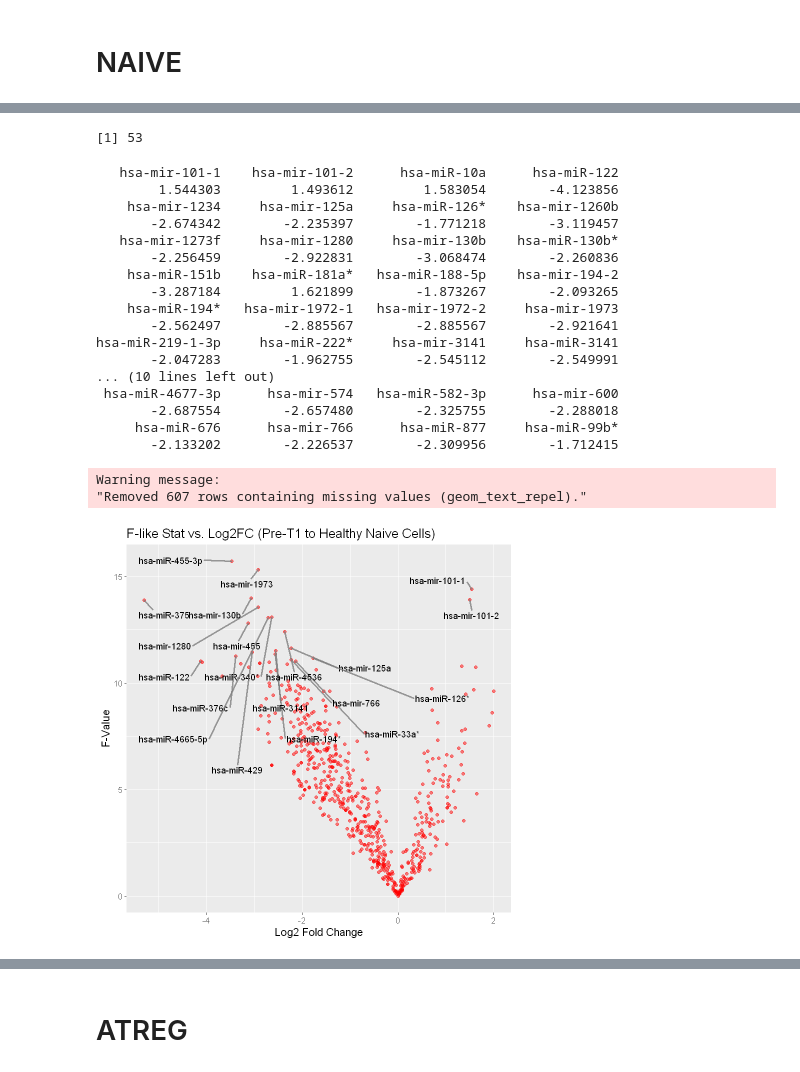
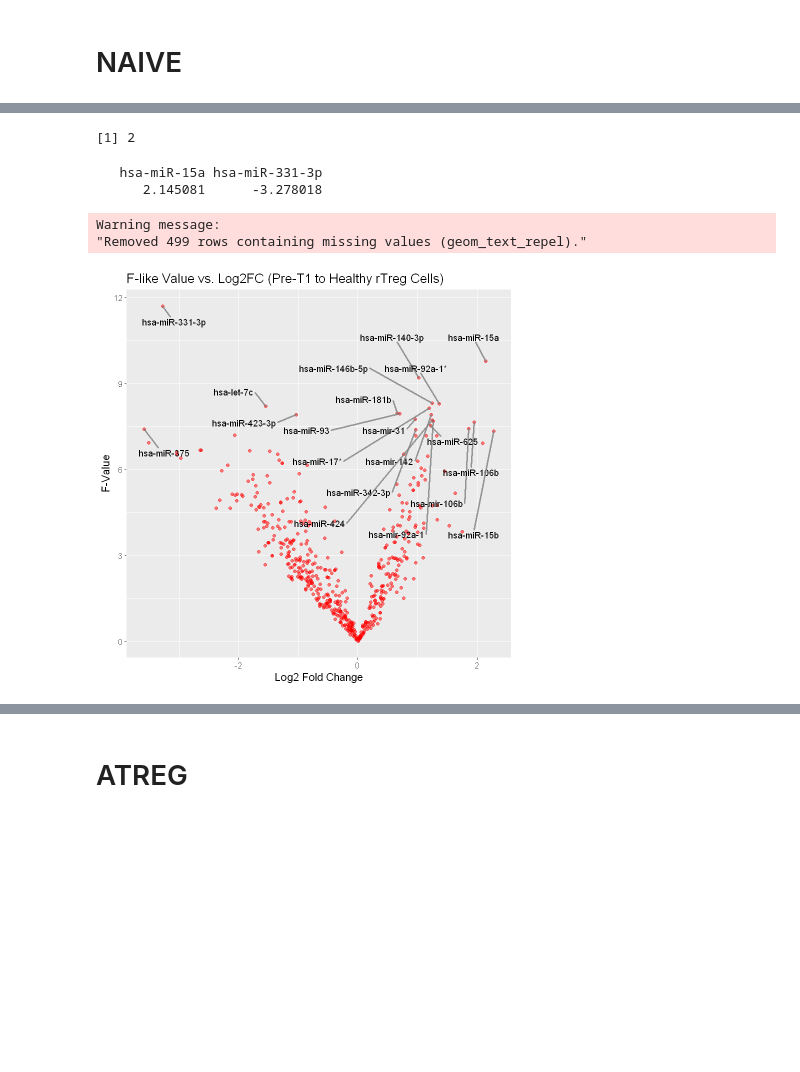
Before and after one commit to derrick56007/mirna_pre-t1d, a Jupyter notebook: notebooks/Volcano_plot_notebook.ipynb, the cells around one changed output, grey strips where cells are left out. Cells and saved outputs as stored; diff of their text form; code cells hidden in the pictures; blank space fills up the shorter version.

```diff
--- a/notebooks/Volcano_plot_notebook.ipynb
+++ b/notebooks/Volcano_plot_notebook.ipynb
@@ -203,7 +381,8 @@ summary(summa.fit)
 # %%
 #subset the naive cells from all
 pret1 <- all[all$healthy == FALSE,]
-naive <- all[all$cellType == 'Naive',]
+# naive <- all[all$cellType == 'Naive',]
+naive <- all[all$cellType == 'rTreg',]
 # %%
 countdata <- dcast(naive, miRNA ~ sampleName, value.var= "Total.miRNA.reads", fill= 0)
 
@@ -233,5 +414,7 @@ A data.frame: 1281 × 13
 # %%
-group<-factor(c(rep("pret1Naive",6),rep("healthyNaive",7)))
+# group<-factor(c(rep("pret1Naive",6),rep("healthyNaive",7))) # naive
+group<-factor(c(rep("healthyrTreg",8),rep("pret1rTreg",7))) # rtreg
+group
 
 # # create model
 # design2<-model.matrix(~0+group)
@@ -299,17 +489,41 @@ A matrix: 627 × 13 of type dbl
 # %%
 # CALCULATE ABS-F FUNCTION
 F<-data.frame(nrow(d))
+# NAIVE
 x<-data.frame(nrow(d),2) # for calculating fold change later
+# for (i in 1:nrow(d)) {
+# a<-6*abs(mean(d[i,1:6])-mean(d[i,1:13]))+7*abs(mean(d[i,7:13])-mean(d[i,1:13]))
+# bb = 0
+#     for (j in 1:6) {
+#         b<-abs(d[i,j]-mean(d[i,1:6]))
+#         bb = bb +b
+#     }
+
+#     for (j in 7:13) {
+#         b<-abs(d[i,j]-mean(d[i,7:13]))
+#         bb = bb +b
+#     }
+
+#     F[i]<-12*a/bb
+
+
+#     # X contains the mean of the logRPM of each group.
+#     x[i,2]<-mean(d[i,1:6])
+#     x[i,1]<-mean(d[i,7:13])
+
+# }
+
+#rtreg
 for (i in 1:nrow(d)) {
-a<-6*abs(mean(d[i,1:6])-mean(d[i,1:13]))+7*abs(mean(d[i,7:13])-mean(d[i,1:13]))
+a<-6*abs(mean(d[i,1:8])-mean(d[i,1:15]))+7*abs(mean(d[i,9:15])-mean(d[i,1:15]))
 bb = 0
-    for (j in 1:6) {
-        b<-abs(d[i,j]-mean(d[i,1:6]))
+    for (j in 1:8) {
+        b<-abs(d[i,j]-mean(d[i,1:8]))
         bb = bb +b
     }
 
-    for (j in 7:13) {
-        b<-abs(d[i,j]-mean(d[i,7:13]))
+    for (j in 9:15) {
+        b<-abs(d[i,j]-mean(d[i,9:15]))
         bb = bb +b
     }
 
@@ -317,8 +531,8 @@ bb = 0
 
 
     # X contains the mean of the logRPM of each group.
-    x[i,2]<-mean(d[i,1:6])
-    x[i,1]<-mean(d[i,7:13])
+    x[i,2]<-mean(d[i,1:8])
+    x[i,1]<-mean(d[i,9:15])
 
 }
 
@@ -327,7 +541,7 @@ rownames(x)<-rownames(d)
 absFOver9.6<-length(F[,F>9.6]) # 9.6 chosen from paper. corresponds to less than 1% false discovery rate in limma package
 absFOver9.6
 # %% [output]
-[1] 53
+[1] 2
 # %%
 # f contains the fold change, F contains the abs-F value
 
@@ -360,53 +574,38 @@ volcanodf<-data.frame(fold,fval)
 
 ## 20 highest F-values labeled
 numToLabel = 20
 
 ggplot(volcanodf, aes(fold,fval)) +
     geom_point(color='red',alpha = 0.5) +
     geom_text_repel(aes(fold,fval),segment.size = 1, min.segment.length=0.5, box.padding=1,
     segment.alpha = .8,
     force = 1,segment.color = "grey50",label=as.character(ifelse(F >= as.numeric(-sort(-F)[numToLabel]), colnames(F), NA)),hjust=0,vjust=0) +
     labs(y= "F-Value", x = "Log2 Fold Change") +
-    ggtitle("F-like Stat vs. Log2FC (Pre-T1 to Healthy Naive Cells)") + theme(text = element_text(size = 13))
+    ggtitle("F-like Value vs. Log2FC (Pre-T1 to Healthy rTreg Cells)") + theme(text = element_text(size = 13))
 
 
 
 
 # plot(fold,fval,main="F-like Stat vs. Log2FC (Pre-T1 to Healthy Naive Cells)",xlab="Log2 Fold change",ylab="F value",pch=20,col="blue")
 # # abline(h=c(2,-2),v=10,col="red")
 
 # # get top 10
 # f10<- as.numeric(-sort(-F)[1:10])
 # F10<- as.numeric(f[1:10])
 
 # #only puts labels if the F-value is greater than absF 9.6
 # # text(fold,fval,labels=as.character(ifelse(F >= 9.6, colnames(F), NA)),cex=0.87)
 
 # ## 20 highest F-values labeled
 # numToLabel = 20
 # text(fold,fval,labels=as.character(ifelse(F >= as.numeric(-sort(-F)[numToLabel]), colnames(F), NA)),cex=0.87) # cex is fontsize
 # # text(f10,F10,labels=colnames(-sort(-F)[1:10]),cex=0.8)
 # %% [output]
-   hsa-mir-101-1    hsa-mir-101-2      hsa-miR-10a      hsa-miR-122
-        1.544303         1.493612         1.583054        -4.123856
-    hsa-mir-1234     hsa-mir-125a     hsa-miR-126*    hsa-mir-1260b
-       -2.674342        -2.235397        -1.771218        -3.119457
-   hsa-mir-1273f     hsa-mir-1280     hsa-mir-130b    hsa-miR-130b*
-       -2.256459        -2.922831        -3.068474        -2.260836
-    hsa-miR-151b    hsa-miR-181a*   hsa-miR-188-5p    hsa-mir-194-2
-       -3.287184         1.621899        -1.873267        -2.093265
-    hsa-miR-194*   hsa-mir-1972-1   hsa-mir-1972-2     hsa-mir-1973
-       -2.562497        -2.885567        -2.885567        -2.921641
-hsa-miR-219-1-3p     hsa-miR-222*     hsa-mir-3141     hsa-miR-3141
-       -2.047283        -1.962755        -2.545112        -2.549991
-... (10 lines left out)
- hsa-miR-4677-3p      hsa-mir-574   hsa-miR-582-3p      hsa-mir-600
-       -2.687554        -2.657480        -2.325755        -2.288018
-     hsa-miR-676      hsa-mir-766      hsa-miR-877     hsa-miR-99b*
-       -2.133202        -2.226537        -2.309956        -1.712415
+   hsa-miR-15a hsa-miR-331-3p
+      2.145081      -3.278018
 Warning message:
-"Removed 607 rows containing missing values (geom_text_repel)."
+"Removed 499 rows containing missing values (geom_text_repel)."
-[figure, old version]
+[figure, new version]
 # %%
 # c(names(f[f>=2]),names(f[-f>=2]))
 # id<-c(names(f[f>=2]),names(f[-f>=2]))
```
Also changed, not shown: parts of 15 cells of this notebook, 1 other file.
